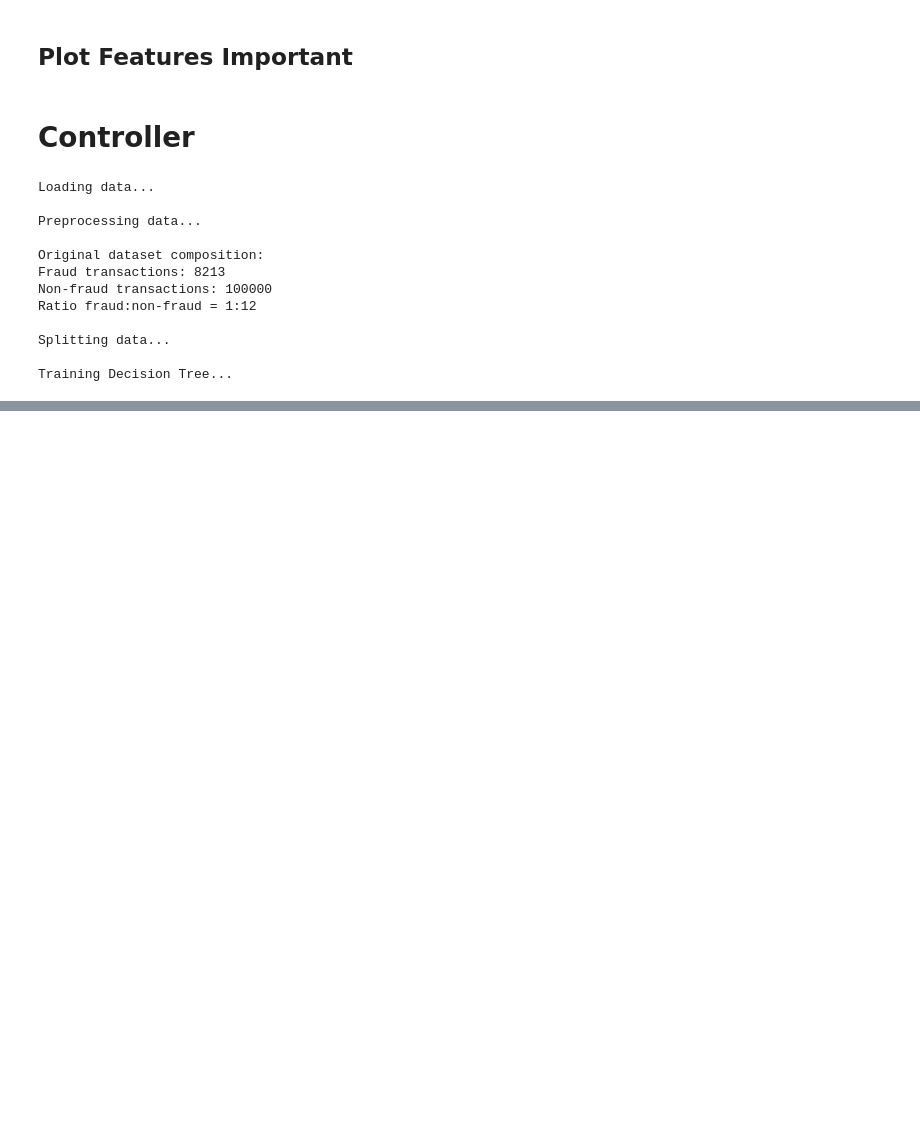
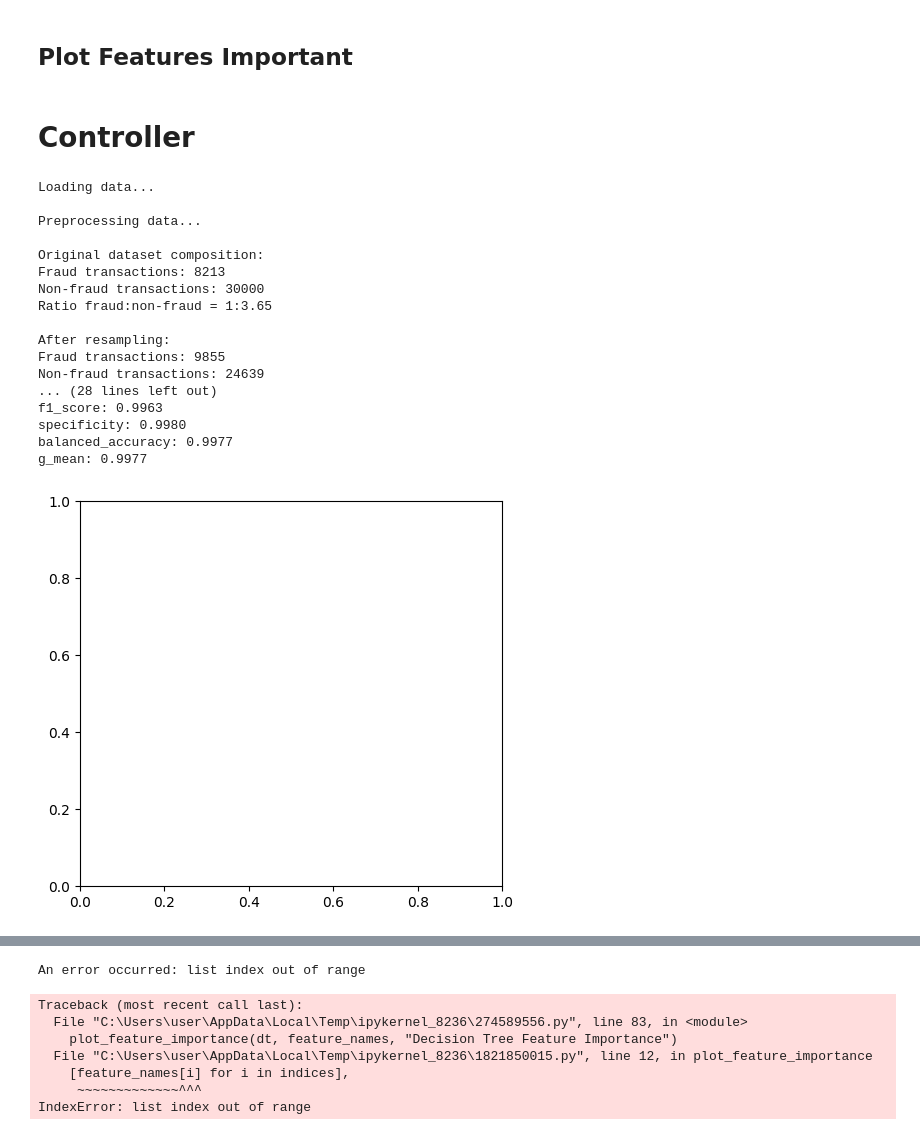
Before and after one commit to AkmaLeyzal/FraudDetectionForFinancialTransaction, a Jupyter notebook: Project_Artificial_Intellegence.ipynb, the cells around one changed output, grey strips where cells are left out. Drawn from its saved outputs; the diff is of its cells as text; code cells hidden in the pictures; blank space fills up the shorter version.

```diff
--- a/Project_Artificial_Intellegence.ipynb
+++ b/Project_Artificial_Intellegence.ipynb
@@ -581,11 +633,11 @@ def sampling_dataset(df, sample_size):
 
 try:
     print("Loading data...")
-    df = pd.read_csv('/content/drive/MyDrive/Dataset Fraud Detection/PS_20174392719_1491204439457_log.csv')
-    df = sampling_dataset(df, 100_000)
+    df = pd.read_csv('PS_20174392719_1491204439457_log.csv')
+    df = sampling_dataset(df, 30000)
 
     print("\nPreprocessing data...")
-    X, y = preprocess_data(df, sampling_strategy='smote')
+    X, y = preprocess_data(df, sampling_strategy='combine', use_feature_engineering=True)
 
     print("\nSplitting data...")
     indices = np.random.permutation(len(X))
@@ -645,35 +697,41 @@ try:
             'oldbalanceDest', 'newbalanceDest']],
         columns=['type']
     ).columns)
 
     with open('feature_names.pkl', 'wb') as f:
         pickle.dump(feature_names, f)
 
     plt.figure(figsize=(15, 5))
 
     plt.subplot(1, 2, 1)
     plot_feature_importance(dt, feature_names, "Decision Tree Feature Importance")
 
     plt.subplot(1, 2, 2)
     plot_feature_importance(rf, feature_names, "Random Forest Feature Importance")
 
     plt.tight_layout()
     plt.show()
 
 except Exception as e:
     print(f"An error occurred: {str(e)}")
     import traceback
     traceback.print_exc()
 # %% [output]
 Loading data...
 
 Preprocessing data...
 
 Original dataset composition:
 Fraud transactions: 8213
-Non-fraud transactions: 100000
-Ratio fraud:non-fraud = 1:12
+Non-fraud transactions: 30000
+Ratio fraud:non-fraud = 1:3.65
 
-Splitting data...
-
-Training Decision Tree...
+After resampling:
+Fraud transactions: 9855
+Non-fraud transactions: 24639
+... (28 lines left out)
+f1_score: 0.9963
+specificity: 0.9980
+balanced_accuracy: 0.9977
+g_mean: 0.9977
+[figure, added]
@@ -679,0 +740,8 @@ Training Decision Tree...
+An error occurred: list index out of range
+Traceback (most recent call last):
+  File "C:\Users\user\AppData\Local\Temp\ipykernel_8236\274589556.py", line 83, in <module>
+    plot_feature_importance(dt, feature_names, "Decision Tree Feature Importance")
+  File "C:\Users\user\AppData\Local\Temp\ipykernel_8236\1821850015.py", line 12, in plot_feature_importance
+    [feature_names[i] for i in indices],
+     ~~~~~~~~~~~~~^^^
+IndexError: list index out of range
```
Also changed, not shown: parts of 4 cells of this notebook, 6 other files.
